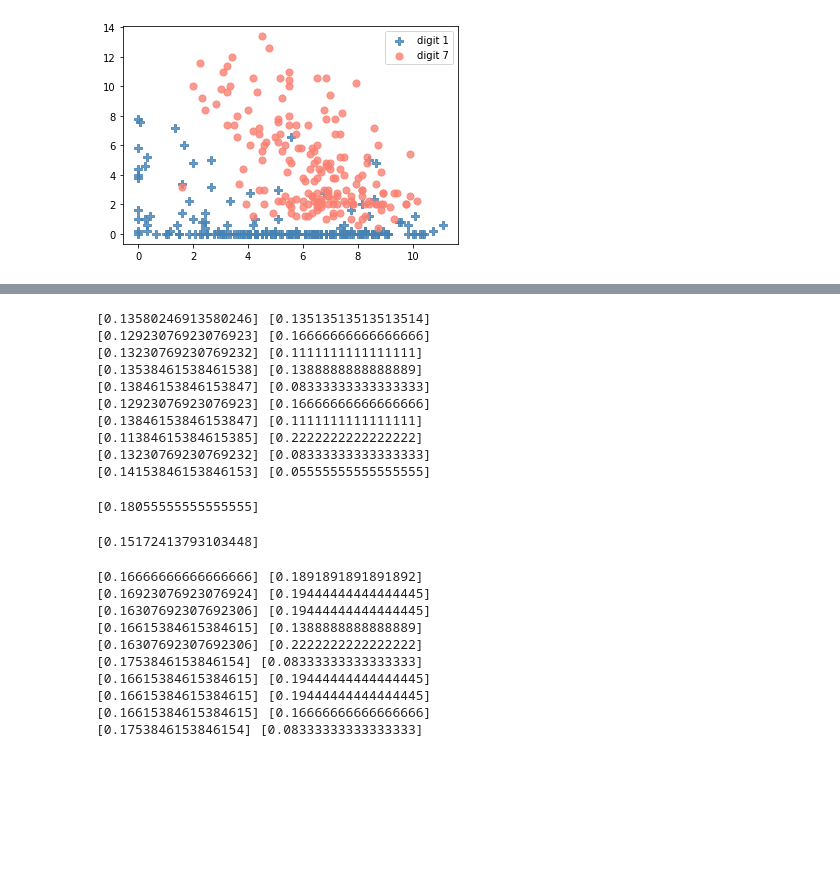
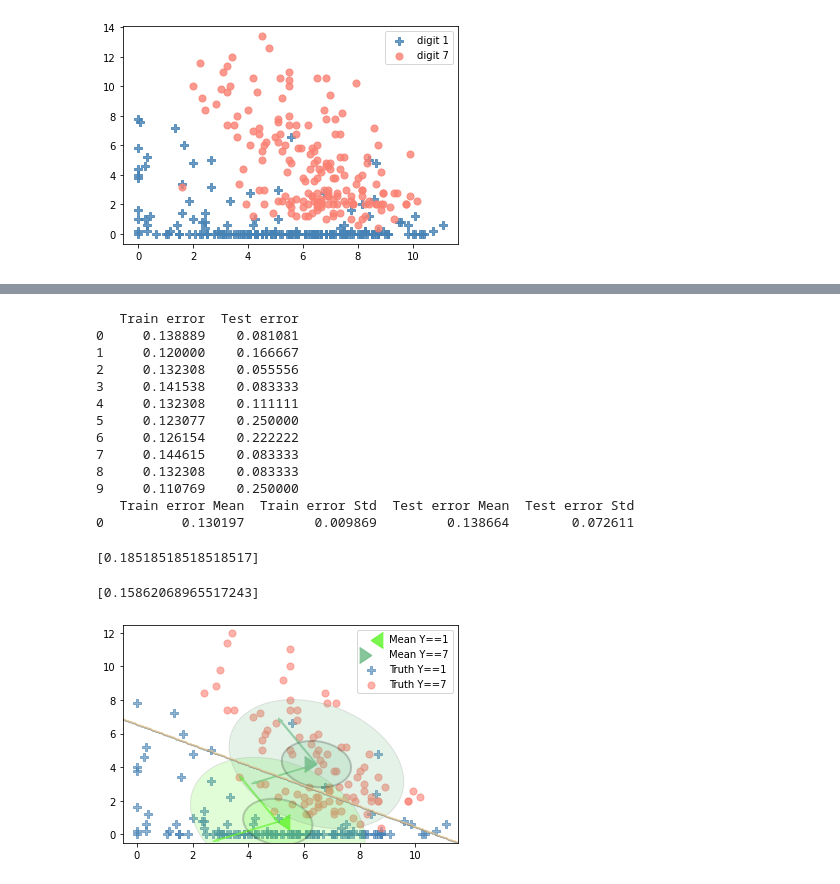
Before and after one commit to YouchengZHANG/FundamentalsMachineLearning, a Jupyter notebook: assignment/Exercise_2_Youcheng.ipynb, the cells around one changed output, grey strips where cells are left out. Cells and saved outputs as stored; diff of their text form; code cells hidden in the pictures; blank space fills up the shorter version.

```diff
--- a/assignment/Exercise_2_Youcheng.ipynb
+++ b/assignment/Exercise_2_Youcheng.ipynb
@@ -171,16 +257,19 @@ def evaluateQDA(X,Y,k):
 # %%
-evaluateQDA(X=reduced_x,Y=Y_sub,k=10)
+evaluateDA(X=reduced_x,Y=Y_sub,k=10,model=predict_qda)
 # %% [output]
-[0.13580246913580246] [0.13513513513513514]
-[0.12923076923076923] [0.16666666666666666]
-[0.13230769230769232] [0.1111111111111111]
-[0.13538461538461538] [0.1388888888888889]
-[0.13846153846153847] [0.08333333333333333]
-[0.12923076923076923] [0.16666666666666666]
-[0.13846153846153847] [0.1111111111111111]
-[0.11384615384615385] [0.2222222222222222]
-[0.13230769230769232] [0.08333333333333333]
-[0.14153846153846153] [0.05555555555555555]
+   Train error  Test error
+0     0.138889    0.081081
+1     0.120000    0.166667
+2     0.132308    0.055556
+3     0.141538    0.083333
+4     0.132308    0.111111
+5     0.123077    0.250000
+6     0.126154    0.222222
+7     0.144615    0.083333
+8     0.132308    0.083333
+9     0.110769    0.250000
+   Train error Mean  Train error Std  Test error Mean  Test error Std
+0          0.130197         0.009869         0.138664        0.072611
 # %%
 # 6 LDA (8 points)
 # 6.1 Implement LDA Training (6 points)
@@ -206,27 +295,19 @@ def predict_lda(mu, covmat, p, test_features):
             d = TF[i, :] - mu[k,:]   # diff of means
             M = (-1/2) * np.dot( np.dot(d.T, np.linalg.inv(covmat[:,:])), d)    # Mahalanobis Distance
             g = 1 / np.sqrt((2 * np.pi ** mu.shape[1]) * np.linalg.det(covmat[:,:]))    # terms before exp
-            pp = g * np.e ** M  # Concatenate all the terms
+            pp = g * np.e ** M * p[k] # Concatenate all the terms
             ps = np.append(ps, pp)
     ps = np.array(ps).reshape(len(TF),TF.shape[1])
     test_labels = np.argmax(ps, axis=1)
     return test_labels
-
-def calLDAerror(true_labels,predicted_labels):
-    errorA = []
-    true_labels = (true_labels == list(set(true_labels))[0]).__invert__().astype(int)
-    N_test = len(true_labels)
-    err = (N_test - np.sum(predicted_labels == true_labels)) / N_test
-    errorA.append( err )
-    return errorA
 # %%
 predicted_train_labels = predict_lda(mu=mu, covmat=covmat, p=p, test_features=X_train)
 predicted_test_labels = predict_lda(mu=mu, covmat=covmat, p=p, test_features=X_test)
 # %%
-calLDAerror(true_labels=Y_train,predicted_labels=predicted_train_labels)
+calDAerror(true_labels=Y_train,predicted_labels=predicted_train_labels)
 # %% [output]
-[0.18055555555555555]
+[0.18518518518518517]
 # %%
-calLDAerror(true_labels=Y_test,predicted_labels=predicted_test_labels)
+calDAerror(true_labels=Y_test,predicted_labels=predicted_test_labels)
 # %% [output]
-[0.15172413793103448]
+[0.15862068965517243]
@@ -252,13 +314,11 @@ def evaluateLDA(X,Y,k):
-# %%
-evaluateLDA(X=reduced_x,Y=Y_sub,k=10)
-# %% [output]
-[0.16666666666666666] [0.1891891891891892]
-[0.16923076923076924] [0.19444444444444445]
-[0.16307692307692306] [0.19444444444444445]
-[0.16615384615384615] [0.1388888888888889]
-[0.16307692307692306] [0.2222222222222222]
-[0.1753846153846154] [0.08333333333333333]
-[0.16615384615384615] [0.19444444444444445]
-[0.16615384615384615] [0.19444444444444445]
-[0.16615384615384615] [0.16666666666666666]
-[0.1753846153846154] [0.08333333333333333]
+# %%
+# 6.3 Visualization (5 points)
+
+fig, ax = plt.subplots()
+plotDecisionRegionsDA(x=X_train,y=Y_train,model=predict_lda)
+plt.scatter(x=X_train[Y_train == 1,0],y=X_train[Y_train == 1,1], marker="P", color='steelblue',alpha=0.6,s=50,label="Truth Y==1")
+plt.scatter(x=X_train[Y_train == 7,0],y=X_train[Y_train == 7,1], marker="o", color='salmon',alpha=0.6,s=50,label="Truth Y==7")
+plt.legend()
+plt.show()
+# %% [output]
+[figure, added]
```
Also changed, not shown: parts of 15 cells of this notebook, 1 other file.
